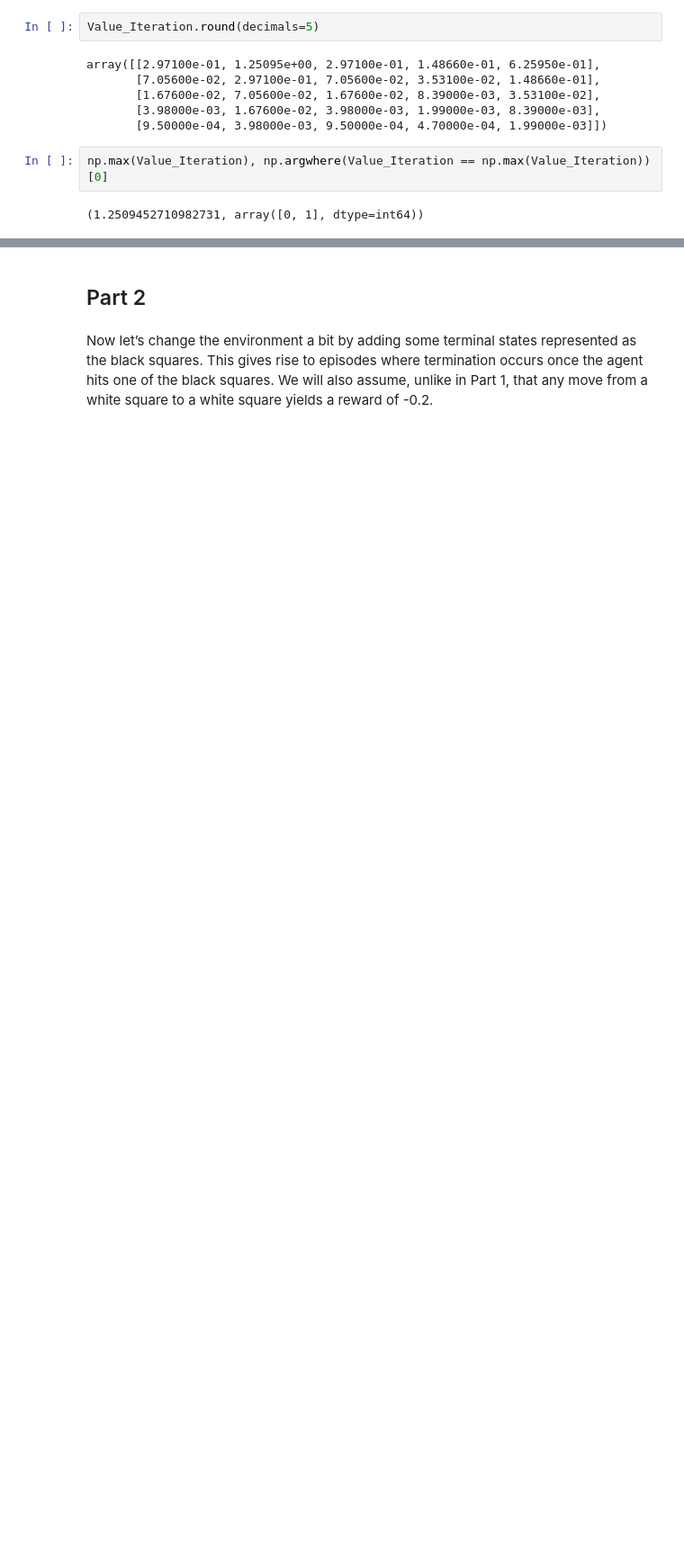
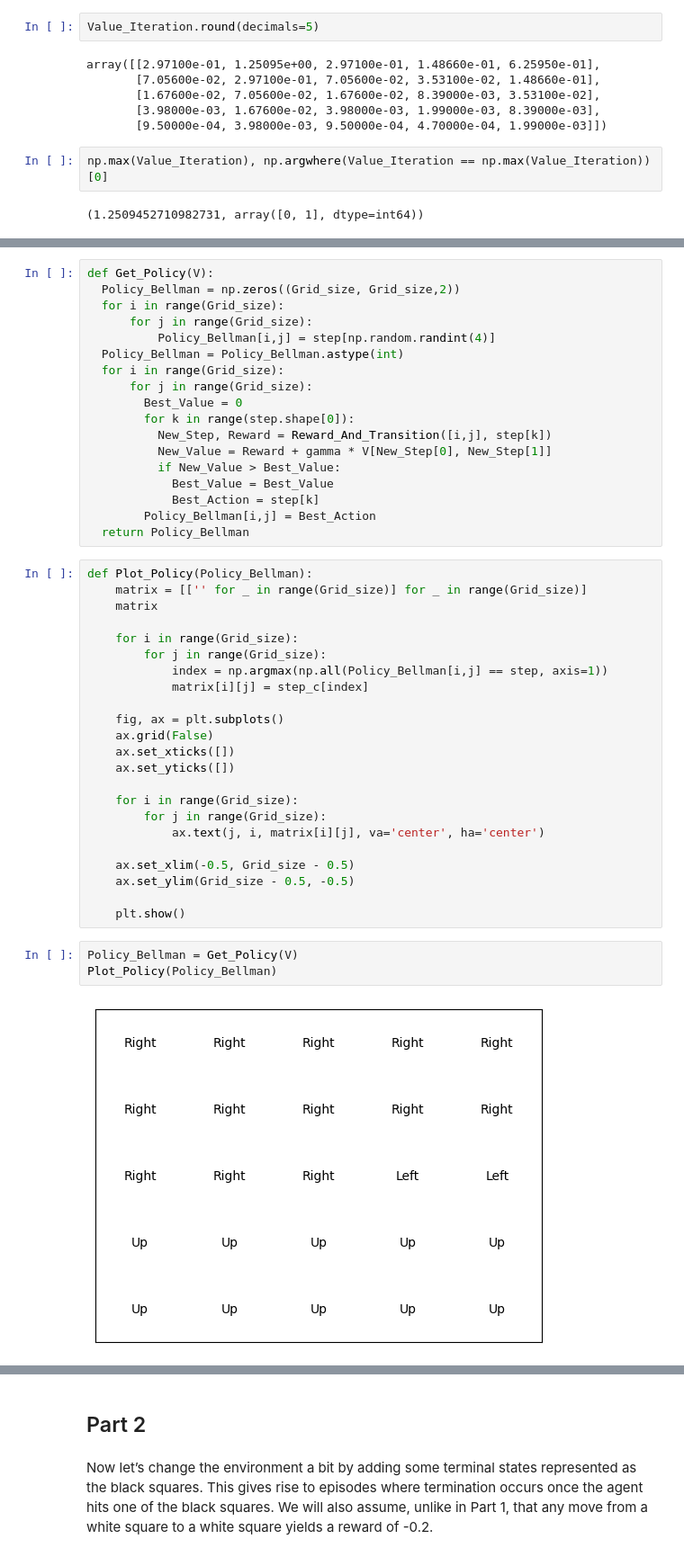
Before and after one commit to Mausoleoo/Learning-Policies-Reinforcement-Learning, a Jupyter notebook: Learning_Policies.ipynb, the cells around one changed output, grey strips where cells are left out. Shown at 90% size. Cells and saved outputs as stored; diff of their text form; blank space fills up the shorter version.

```diff
--- a/Learning_Policies.ipynb
+++ b/Learning_Policies.ipynb
@@ -165,0 +180,46 @@ np.max(Value_Iteration), np.argwhere(Value_Iteration == np.max(Value_Iteration))
+# %%
+def Get_Policy(V):
+  Policy_Bellman = np.zeros((Grid_size, Grid_size,2))
+  for i in range(Grid_size):
+      for j in range(Grid_size):
+          Policy_Bellman[i,j] = step[np.random.randint(4)]
+  Policy_Bellman = Policy_Bellman.astype(int)
+  for i in range(Grid_size):
+      for j in range(Grid_size):
+        Best_Value = 0
+        for k in range(step.shape[0]):
+          New_Step, Reward = Reward_And_Transition([i,j], step[k])
+          New_Value = Reward + gamma * V[New_Step[0], New_Step[1]]
+          if New_Value > Best_Value:
+            Best_Value = Best_Value
+            Best_Action = step[k]
+        Policy_Bellman[i,j] = Best_Action
+  return Policy_Bellman
+# %%
+def Plot_Policy(Policy_Bellman):
+    matrix = [['' for _ in range(Grid_size)] for _ in range(Grid_size)]
+    matrix
+
+    for i in range(Grid_size):
+        for j in range(Grid_size):
+            index = np.argmax(np.all(Policy_Bellman[i,j] == step, axis=1))
+            matrix[i][j] = step_c[index]
+
+    fig, ax = plt.subplots()
+    ax.grid(False)
+    ax.set_xticks([])
+    ax.set_yticks([])
+
+    for i in range(Grid_size):
+        for j in range(Grid_size):
+            ax.text(j, i, matrix[i][j], va='center', ha='center')
+
+    ax.set_xlim(-0.5, Grid_size - 0.5)
+    ax.set_ylim(Grid_size - 0.5, -0.5)
+
+    plt.show()
+# %%
+Policy_Bellman = Get_Policy(V)
+Plot_Policy(Policy_Bellman)
+# %% [output]
+[figure, added]
```
Also changed, not shown: parts of 37 cells of this notebook.
